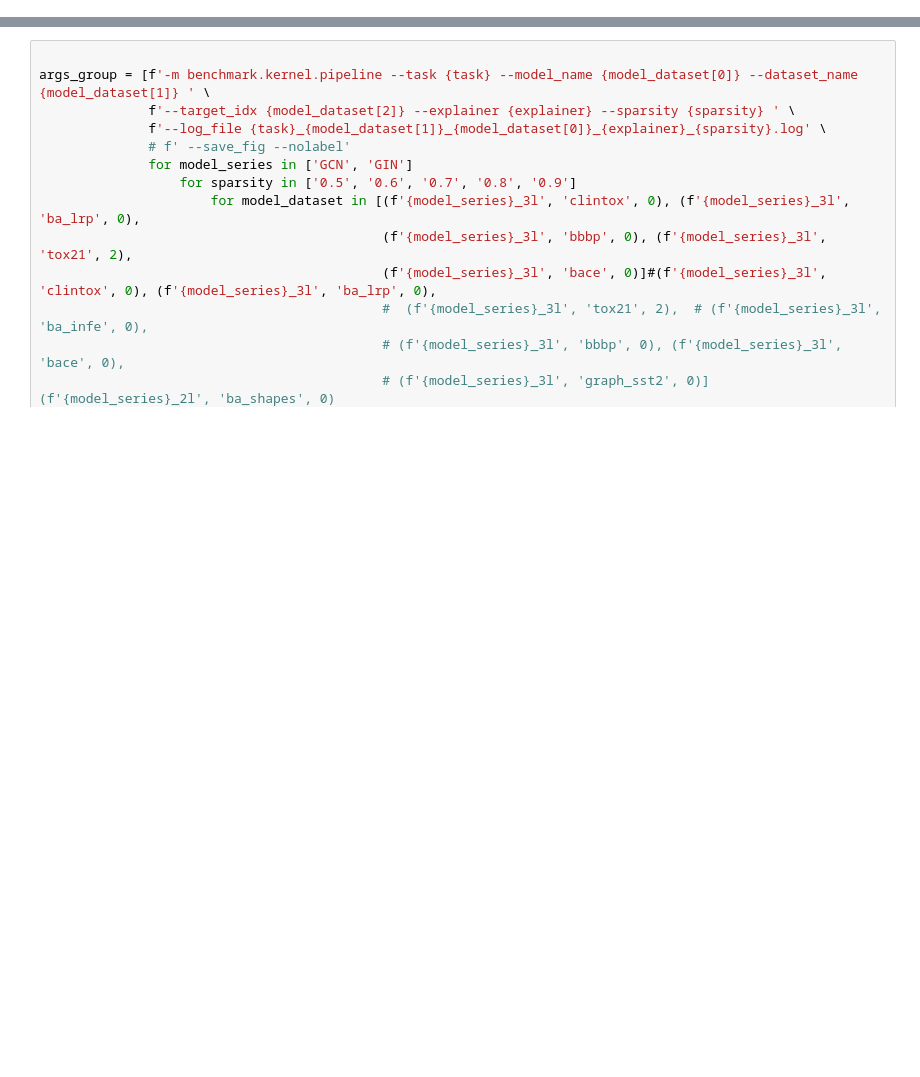
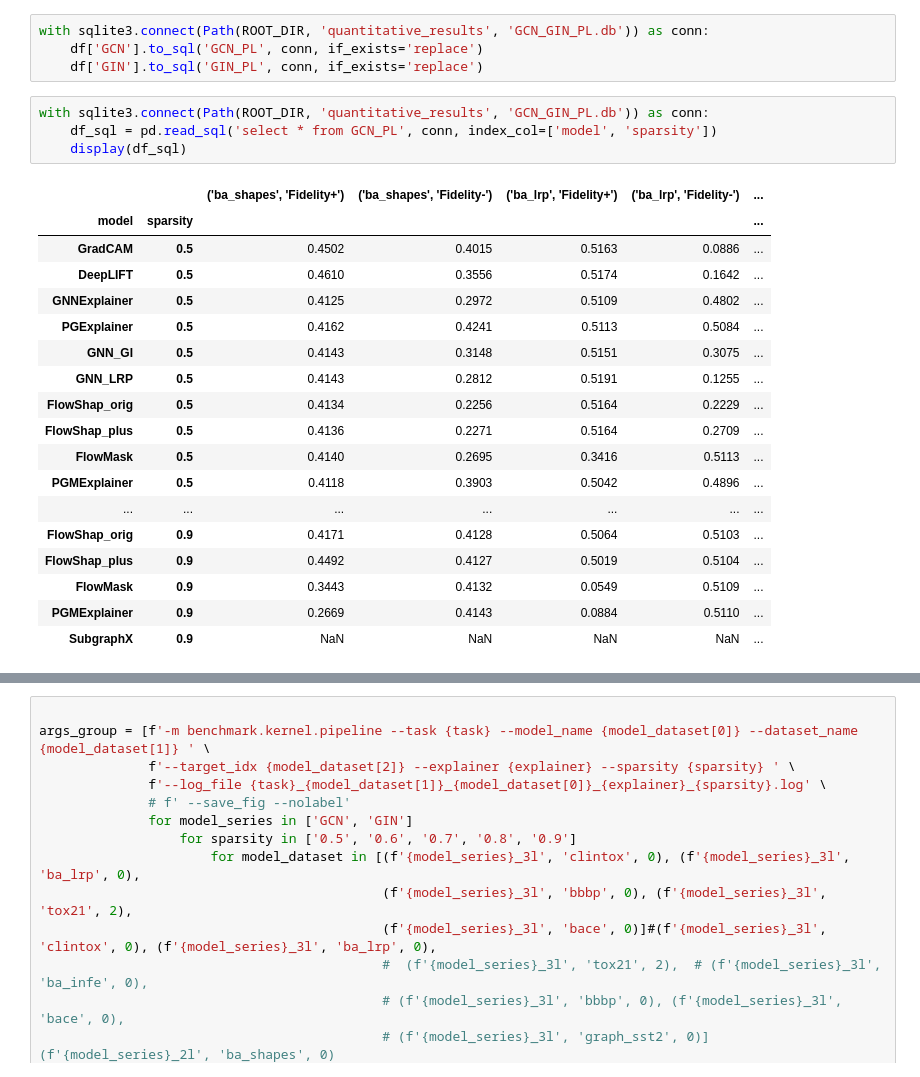
Before and after one commit to CM-BF/FlowX, a Jupyter notebook: notebooks/launcher.ipynb, the cells around one changed output, grey strips where cells are left out. Cells and saved outputs as stored; diff of their text form; blank space fills up the shorter version.

```diff
--- a/notebooks/launcher.ipynb
+++ b/notebooks/launcher.ipynb
@@ -31,0 +49,27 @@ result_df['GCN']
+# %%
+with sqlite3.connect(Path(ROOT_DIR, 'quantitative_results', 'GCN_GIN_PL.db')) as conn:
+    df['GCN'].to_sql('GCN_PL', conn, if_exists='replace')
+    df['GIN'].to_sql('GIN_PL', conn, if_exists='replace')
+# %%
+with sqlite3.connect(Path(ROOT_DIR, 'quantitative_results', 'GCN_GIN_PL.db')) as conn:
+    df_sql = pd.read_sql('select * from GCN_PL', conn, index_col=['model', 'sparsity'])
+    display(df_sql)
+# %% [output]
+|  |  | ('ba_shapes', 'Fidelity+') | ('ba_shapes', 'Fidelity-') | ('ba_lrp', 'Fidelity+') | ('ba_lrp', 'Fidelity-') | ... |
+| model | sparsity |  |  |  |  | ... |
+| GradCAM | 0.5 | 0.4502 | 0.4015 | 0.5163 | 0.0886 | ... |
+| DeepLIFT | 0.5 | 0.4610 | 0.3556 | 0.5174 | 0.1642 | ... |
+| GNNExplainer | 0.5 | 0.4125 | 0.2972 | 0.5109 | 0.4802 | ... |
+| PGExplainer | 0.5 | 0.4162 | 0.4241 | 0.5113 | 0.5084 | ... |
+| GNN_GI | 0.5 | 0.4143 | 0.3148 | 0.5151 | 0.3075 | ... |
+| GNN_LRP | 0.5 | 0.4143 | 0.2812 | 0.5191 | 0.1255 | ... |
+| FlowShap_orig | 0.5 | 0.4134 | 0.2256 | 0.5164 | 0.2229 | ... |
+| FlowShap_plus | 0.5 | 0.4136 | 0.2271 | 0.5164 | 0.2709 | ... |
+| FlowMask | 0.5 | 0.4140 | 0.2695 | 0.3416 | 0.5113 | ... |
+| PGMExplainer | 0.5 | 0.4118 | 0.3903 | 0.5042 | 0.4896 | ... |
+| ... | ... | ... | ... | ... | ... | ... |
+| FlowShap_orig | 0.9 | 0.4171 | 0.4128 | 0.5064 | 0.5103 | ... |
+| FlowShap_plus | 0.9 | 0.4492 | 0.4127 | 0.5019 | 0.5104 | ... |
+| FlowMask | 0.9 | 0.3443 | 0.4132 | 0.0549 | 0.5109 | ... |
+| PGMExplainer | 0.9 | 0.2669 | 0.4143 | 0.0884 | 0.5110 | ... |
+| SubgraphX | 0.9 | NaN | NaN | NaN | NaN | ... |
```
Also changed, not shown: parts of 8 cells of this notebook, 8 other files.
